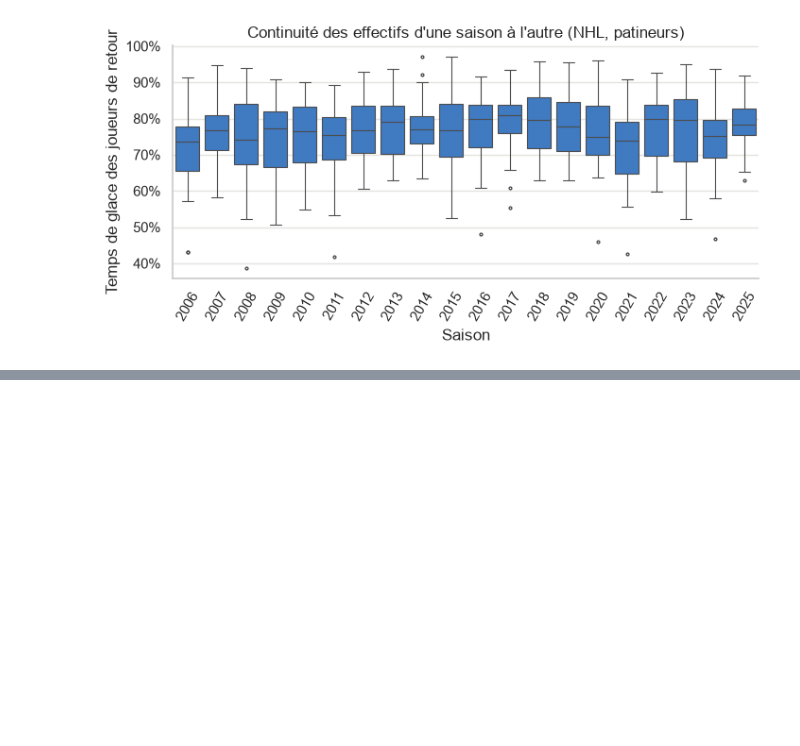
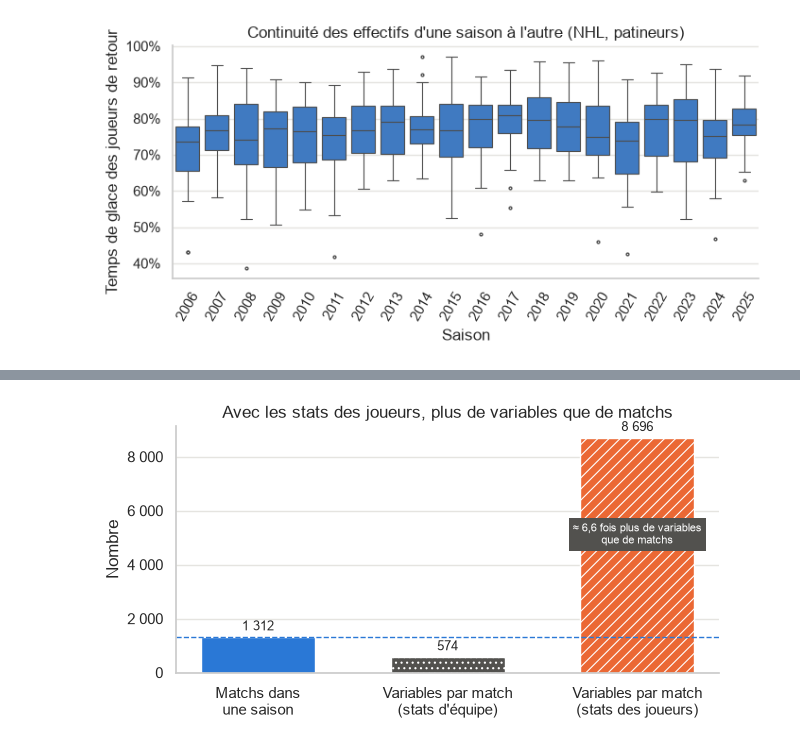
Before and after one commit to a3jeu/nhl-probabilistic-forecasting, a Jupyter notebook: notebooks/01_eda/defis_donnees.ipynb, the cells around one changed output, grey strips where cells are left out. Drawn from its saved outputs; the diff is of its cells as text; code cells hidden in the pictures; blank space fills up the shorter version.

```diff
--- a/notebooks/01_eda/defis_donnees.ipynb
+++ b/notebooks/01_eda/defis_donnees.ipynb
@@ -693,0 +849,31 @@ part.groupby("saison")["part"].describe()[["min", "50%", "max"]].T
+# %%
+N_REF = n_saison.loc[SAISONS.max()]  # matchs de la dernière saison complète
+P_EQ = 2 * n_vars[("NHL", "équipes")]
+P_JR = 2 * p_joueurs
+N_PAT = habilles["patineurs"]
+V_PAT, V_GAR = n_vars[("NHL", "patineurs")], n_vars[("NHL", "gardiens")]
+
+
+def virgule(v, d=1):
+    return f"{v:.{d}f}".replace(".", ",")
+
+
+# A. Trois barres, échelle linéaire
+fig, ax = plt.subplots(figsize=(7, 3.2))
+vals = [N_REF, P_EQ, P_JR]
+b = ax.bar(
+    ["Matchs dans\nune saison", "Variables par match\n(stats d'équipe)",
+     "Variables par match\n(stats des joueurs)"],
+    vals, color=[BLEU, GRIS, ORANGE], edgecolor="white", hatch=["", "...", "///"], width=0.6,
+)
+ax.bar_label(b, labels=[milliers(v) for v in vals], padding=3)
+ax.axhline(N_REF, color=BLEU, ls="--", lw=1, marker="")
+ax.annotate(f"≈ {virgule(P_JR / N_REF)} fois plus de variables\nque de matchs",
+            xy=(2, P_JR * 0.55), ha="center", fontsize=8, color="white",
+            bbox={"fc": GRIS, "ec": "none", "pad": 3})
+ax.set(ylabel="Nombre", title="Avec les stats des joueurs, plus de variables que de matchs")
+ax.yaxis.set_major_formatter(lambda v, _: milliers(v))
+ax.grid(axis="x", visible=False)
+sauver(fig, "defis_simple_A_trois_barres")
+# %% [output]
+[figure, added]
```
Also changed, not shown: parts of 20 cells of this notebook.
